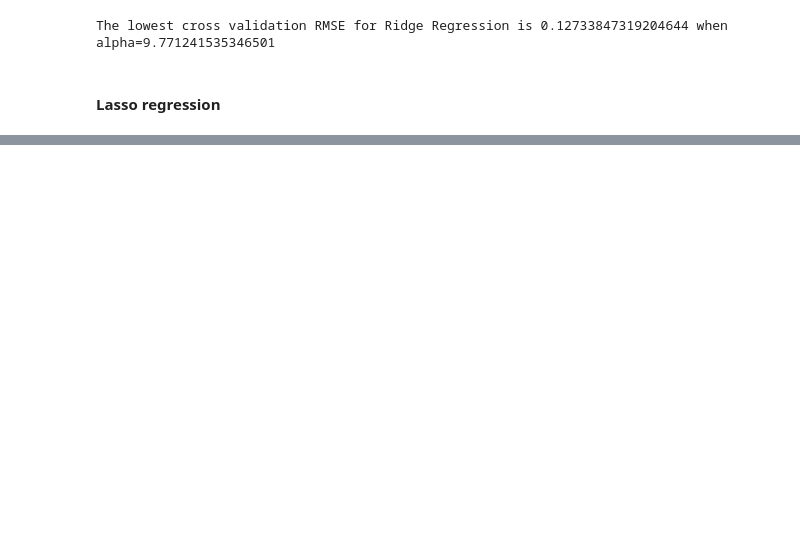
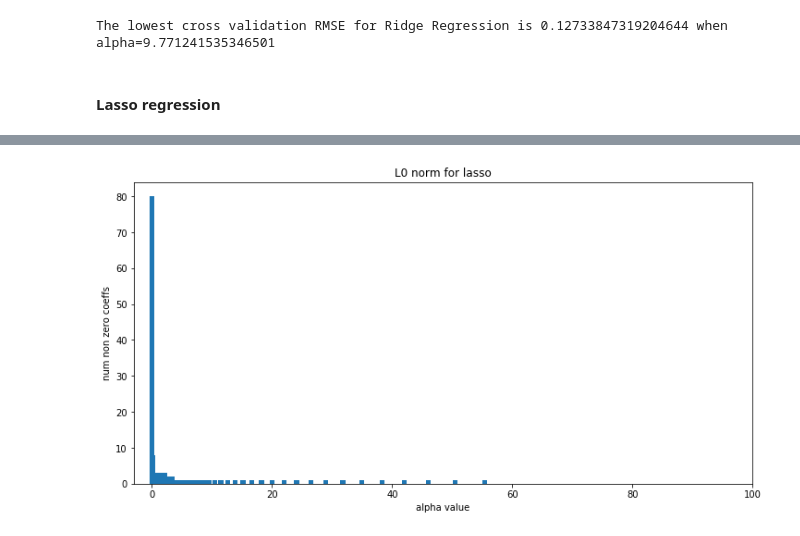
Before and after one commit to JavierPalomares90/data_mining_hw2, a Jupyter notebook: Hw2.ipynb, the cells around one changed output, grey strips where cells are left out. Saved outputs shown, nothing was run; the diff lists cells and outputs as text; code cells hidden in the pictures; blank space fills up the shorter version.

```diff
--- a/Hw2.ipynb
+++ b/Hw2.ipynb
@@ -156,0 +175,18 @@ The lowest cross validation RMSE for Lasso is 0.12419498942266956 when alpha=0.0
+# %%
+l0_norm = np.zeros(len(inv_alphas))
+for i in range(len(inv_alphas)):
+    alpha = inv_alphas[i]
+    lasso_model = Lasso(alpha=alpha)
+    lasso_model.fit(X_train,y)
+    coeff = lasso_model.coef_
+    num_nzero_coeff = sum(coeff != 0)
+    l0_norm[i] = num_nzero_coeff
+# %%
+plt.bar(inv_alphas,l0_norm)
+plt.xlim(-3,100)
+plt.title("L0 norm for lasso")
+plt.xlabel('alpha value')
+plt.ylabel('num non zero coeffs')
+plt.show()
+# %% [output]
+[figure, added]
```
Also changed, not shown: parts of 5 cells of this notebook.
